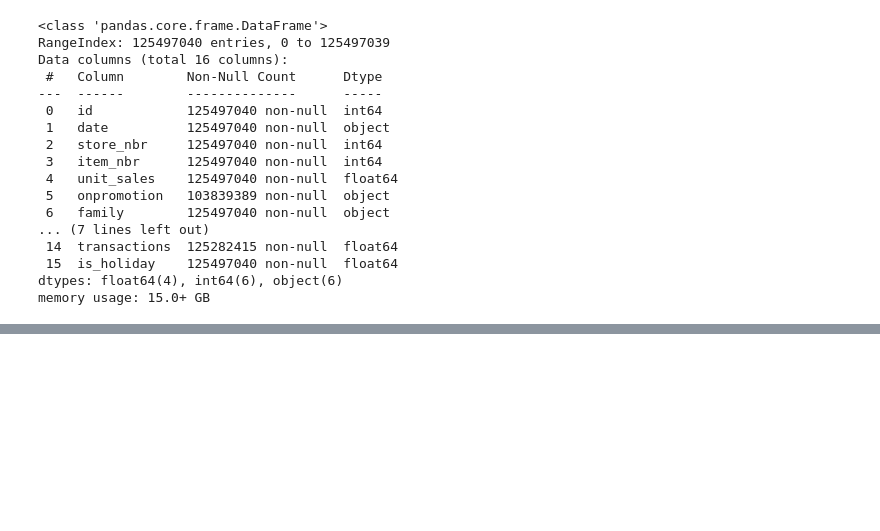
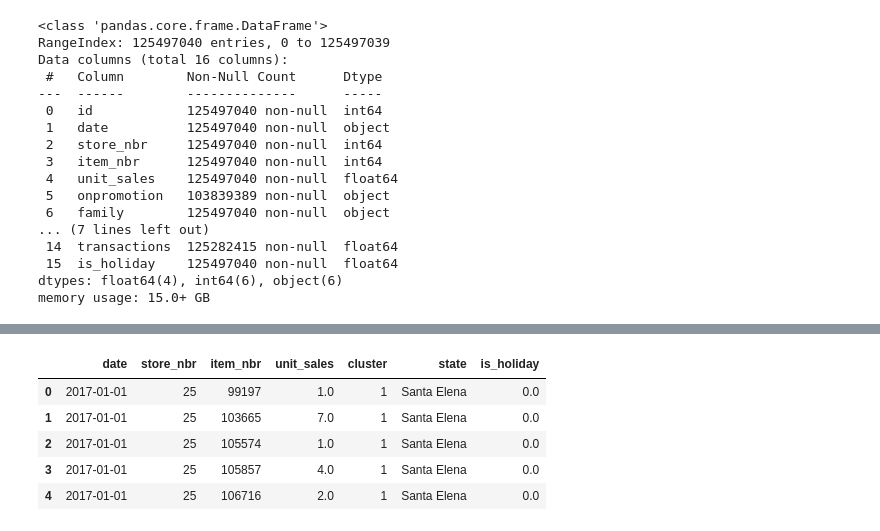
Before and after one commit to arjun-s-15/ERP-Project, a Jupyter notebook: ML-service/datasets.ipynb, the cells around one changed output, grey strips where cells are left out. Saved outputs shown, nothing was run; the diff lists cells and outputs as text; code cells hidden in the pictures; blank space fills up the shorter version.

```diff
--- a/ML-service/datasets.ipynb
+++ b/ML-service/datasets.ipynb
@@ -231,0 +282,10 @@ memory usage: 15.0+ GB
+# %%
+df = df.drop(columns=["index"])
+df.head()
+# %% [output]
+|  | date | store_nbr | item_nbr | unit_sales | cluster | state | is_holiday |
+| 0 | 2017-01-01 | 25 | 99197 | 1.0 | 1 | Santa Elena | 0.0 |
+| 1 | 2017-01-01 | 25 | 103665 | 7.0 | 1 | Santa Elena | 0.0 |
+| 2 | 2017-01-01 | 25 | 105574 | 1.0 | 1 | Santa Elena | 0.0 |
+| 3 | 2017-01-01 | 25 | 105857 | 4.0 | 1 | Santa Elena | 0.0 |
+| 4 | 2017-01-01 | 25 | 106716 | 2.0 | 1 | Santa Elena | 0.0 |
```
Also changed, not shown: parts of 16 cells of this notebook, 3 other files.
